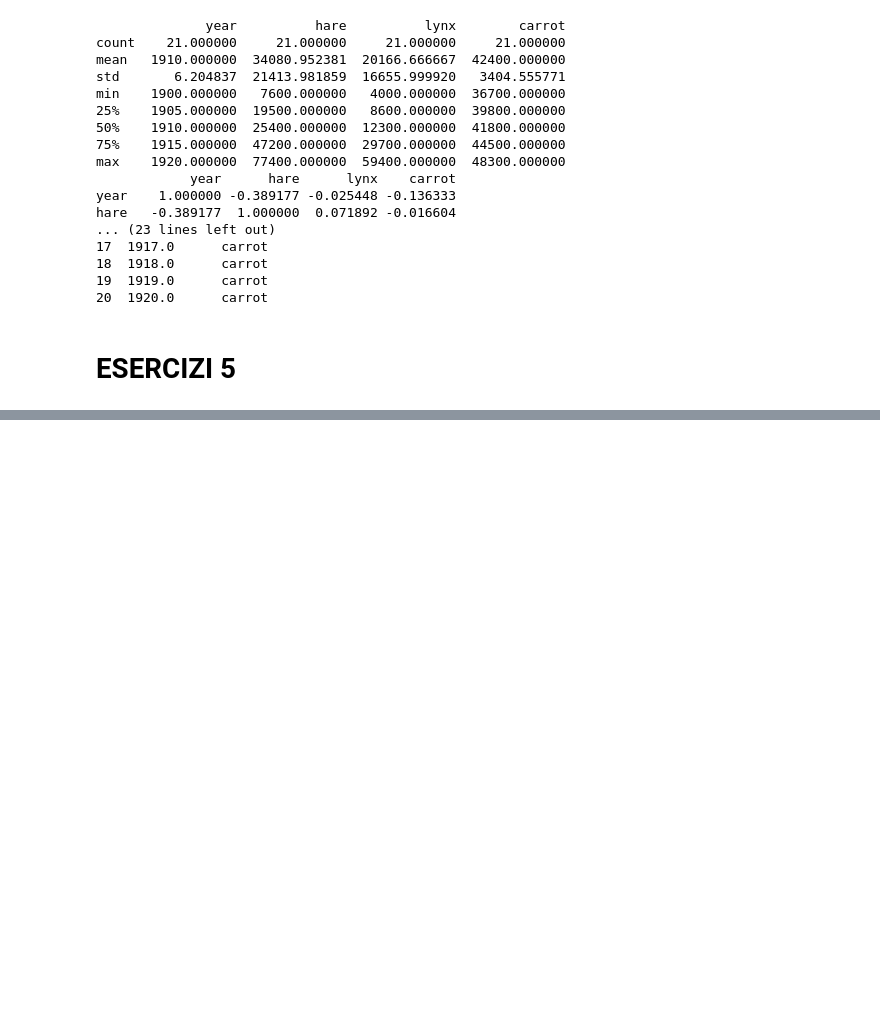
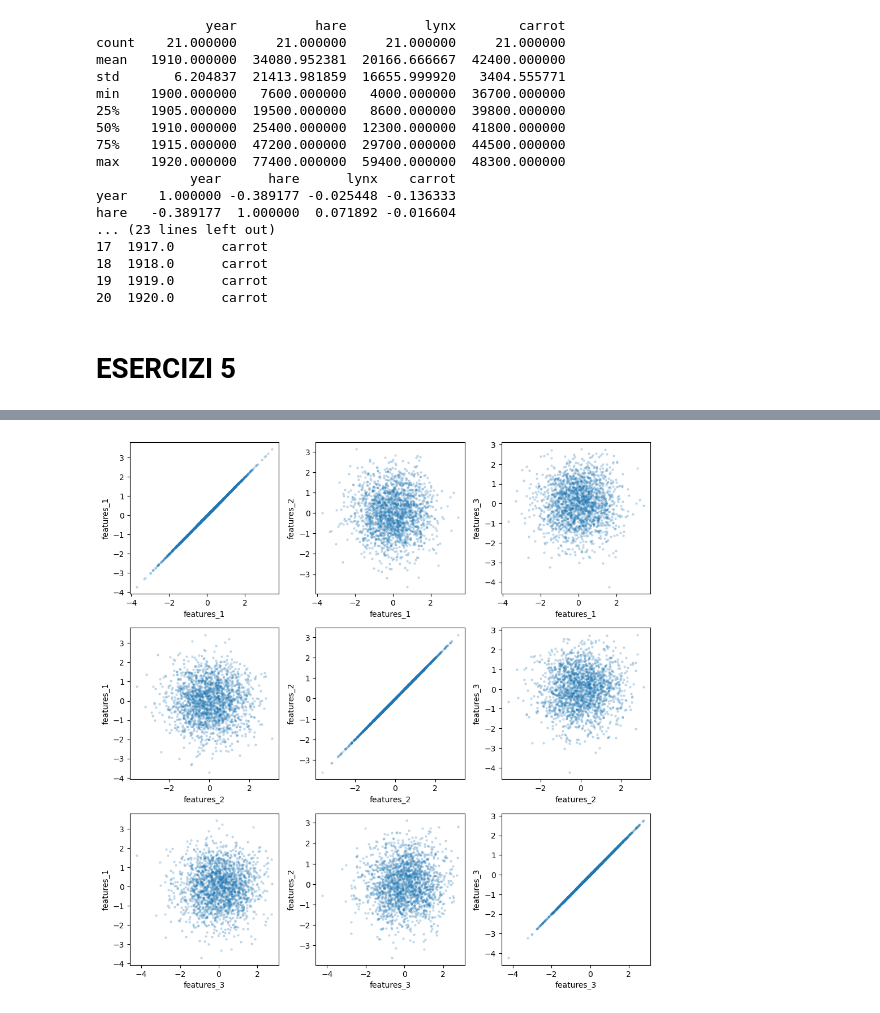
Before and after one commit to boscolomarco/LaboratoryOfComputationalPhysics_Y7, a Jupyter notebook: SIMULAZIONE_ESAME.ipynb, the cells around one changed output, grey strips where cells are left out. Saved outputs shown, nothing was run; the diff lists cells and outputs as text; code cells hidden in the pictures; blank space fills up the shorter version.

```diff
--- a/SIMULAZIONE_ESAME.ipynb
+++ b/SIMULAZIONE_ESAME.ipynb
@@ -906,0 +945,8 @@ hare   -0.389177  1.000000  0.071892 -0.016604
+# %%
+#5.2
+a=npr.random(size=(5,5))
+name='eser5_2.txt'
+with open (name,'w') as file:
+    file.write(str(a))
+    file.close()
+! cat ./'eser5_2.txt'
@@ -906,0 +986,10 @@ hare   -0.389177  1.000000  0.071892 -0.016604
+# %%
+#5.4
+with open('credit_card.dat','r') as f:
+    for line in f:
+        data=line[0:-4]
+        res=''
+        for i in range(0,len(data),6):
+            res+=chr( int(data[i:i+6],2) )
+        print(res)
+    f.close()
@@ -906,0 +1052,17 @@ hare   -0.389177  1.000000  0.071892 -0.016604
+# %%
+#5.7
+import pandas as pd
+import matplotlib.pyplot as plt
+#df = pd.read_csv('https://www.dropbox.com/s/vkl89yce7xjdq4n/regression_generated.csv?dl=1')
+df
+feat = ['features_1','features_2','features_3']
+fig, ax = plt.subplots(3,3,figsize=(10,10))
+for i in range(0,3):
+    for j in range(0,3):
+        ax[i][j].scatter(df[feat[i]],df[feat[j]],alpha=0.2,s=5)
+        ax[i][j].set_xlabel(feat[i])
+        ax[i][j].set_ylabel(feat[j])
+plt.tight_layout()
+plt.show()
+# %% [output]
+[figure, added]
```
Also changed, not shown: parts of 14 cells of this notebook.
